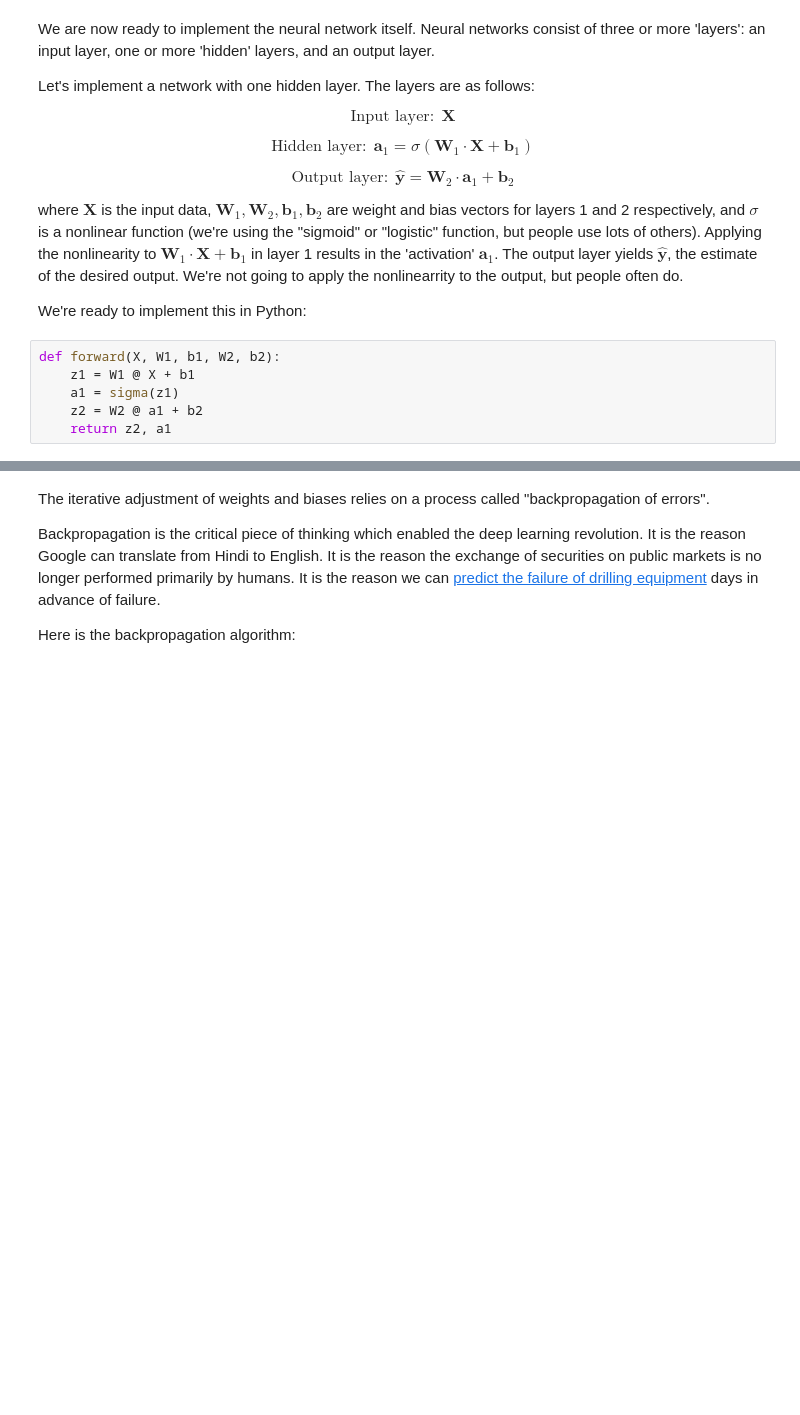
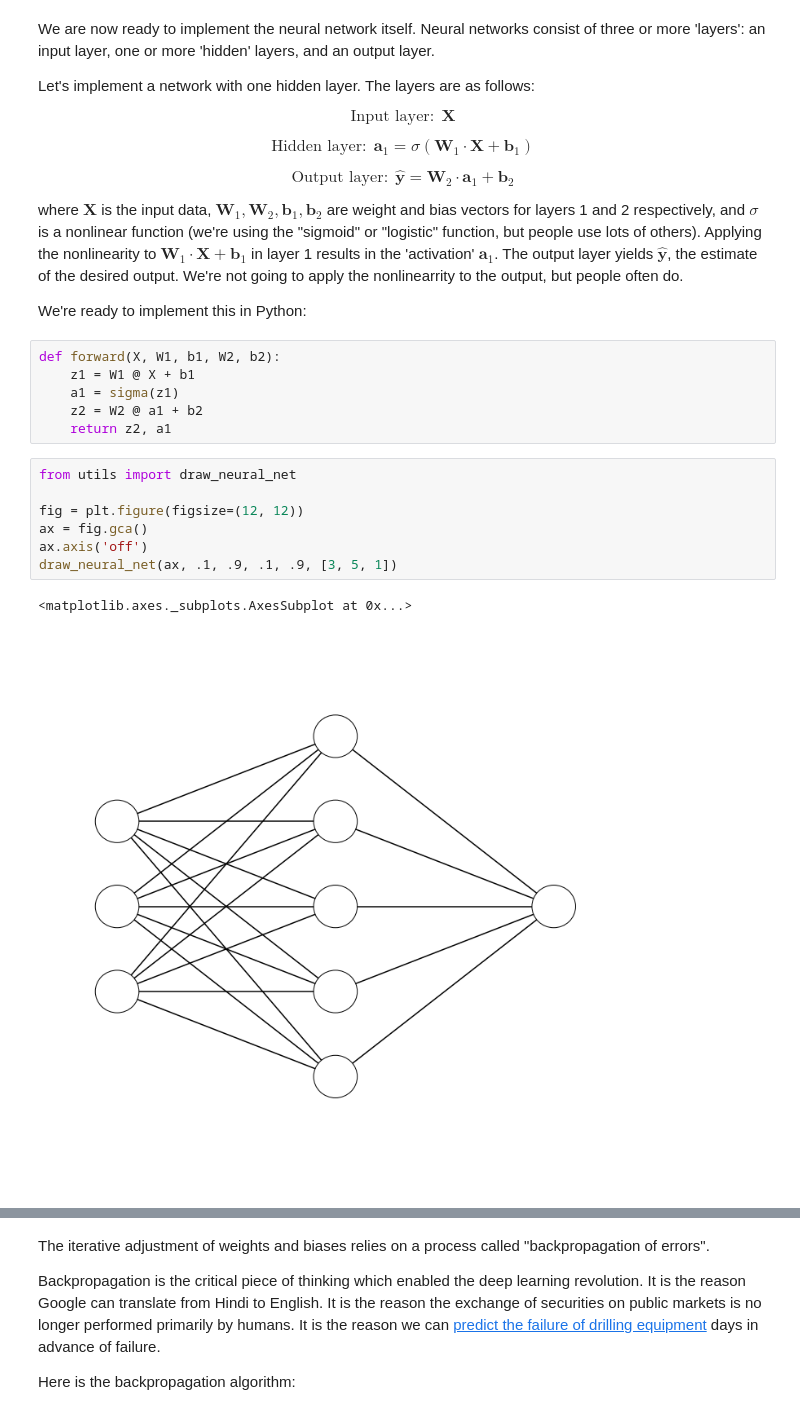
Before and after one commit to seg/tutorials-2018, a Jupyter notebook: 1808_Neural_Networks/manuscript-publication.ipynb, the cells around one changed output, grey strips where cells are left out. Drawn from its saved outputs; the diff is of its cells as text; blank space fills up the shorter version.

```diff
--- a/1808_Neural_Networks/manuscript-publication.ipynb
+++ b/1808_Neural_Networks/manuscript-publication.ipynb
@@ -60,6 +60,16 @@ def forward(X, W1, b1, W2, b2):
     a1 = sigma(z1)
     z2 = W2 @ a1 + b2
     return z2, a1
+# %%
+from utils import draw_neural_net
+
+fig = plt.figure(figsize=(12, 12))
+ax = fig.gca()
+ax.axis('off')
+draw_neural_net(ax, .1, .9, .1, .9, [3, 5, 1])
+# %% [output]
+<matplotlib.axes._subplots.AxesSubplot at 0x...>
+[figure, added]
 # %% [markdown]
 Here's a picture of the above neural network with parameters we'll define in subsequent code blocks:
 
```
Also changed, not shown: parts of 28 cells of this notebook.
